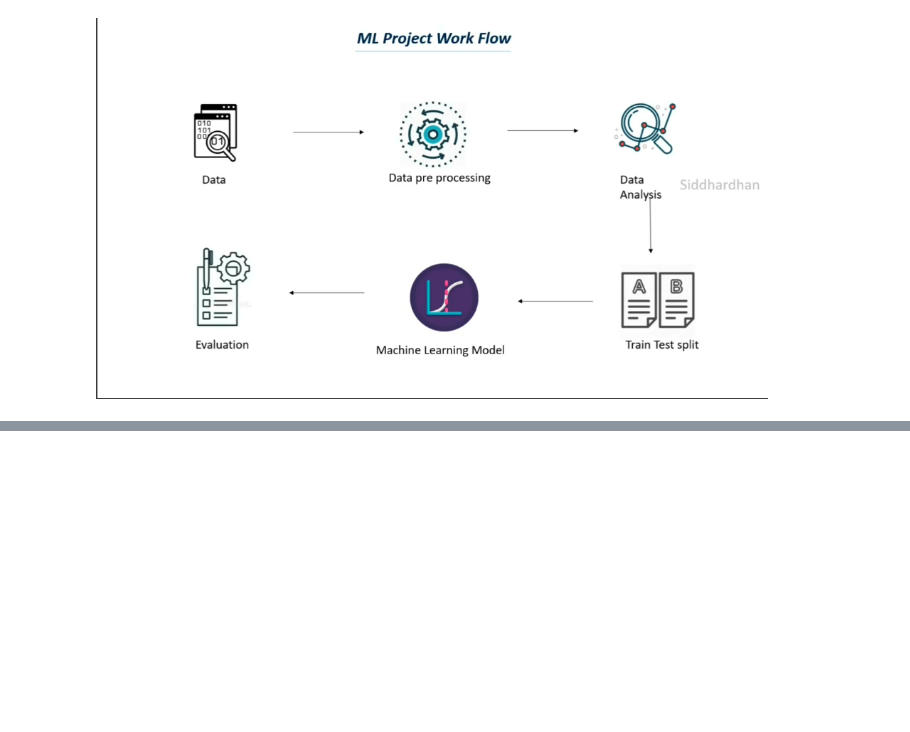
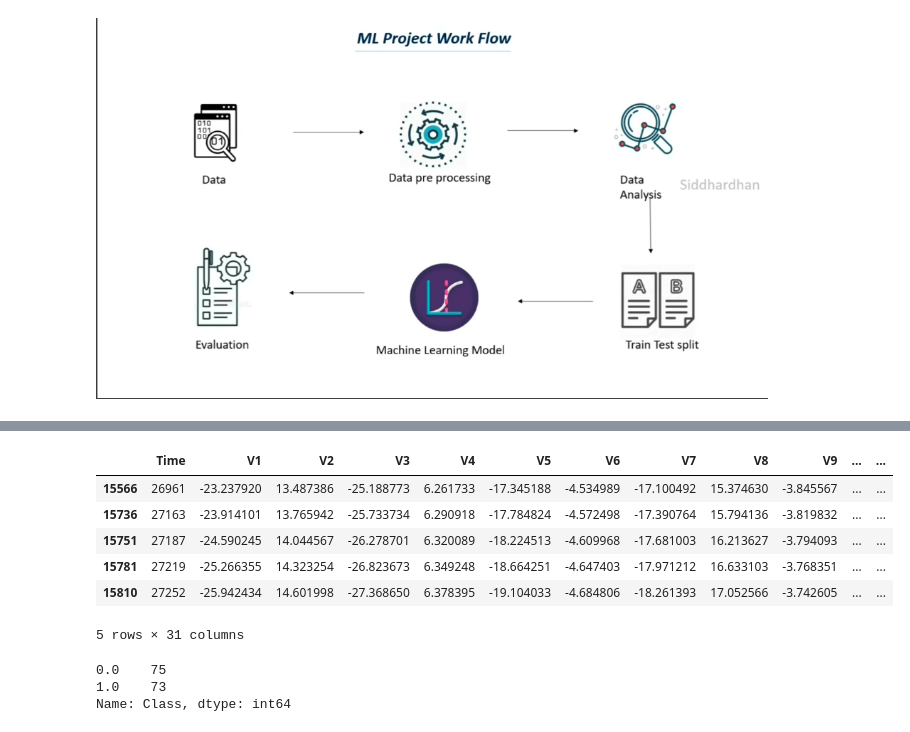
Before and after one commit to KushalranaAI/Machine-learning-, a Jupyter notebook: module_4_data_collection_pre_processing.ipynb, the cells around one changed output, grey strips where cells are left out. Cells and saved outputs as stored; diff of their text form; code cells hidden in the pictures; blank space fills up the shorter version.

```diff
--- a/module_4_data_collection_pre_processing.ipynb
+++ b/module_4_data_collection_pre_processing.ipynb
@@ -438,0 +685,16 @@ Name: target, dtype: int64
+# %%
+new_dataset.tail()
+# %% [output]
+|  | Time | V1 | V2 | V3 | V4 | V5 | V6 | V7 | V8 | V9 | ... | ... |
+| 15566 | 26961 | -23.237920 | 13.487386 | -25.188773 | 6.261733 | -17.345188 | -4.534989 | -17.100492 | 15.374630 | -3.845567 | ... | ... |
+| 15736 | 27163 | -23.914101 | 13.765942 | -25.733734 | 6.290918 | -17.784824 | -4.572498 | -17.390764 | 15.794136 | -3.819832 | ... | ... |
+| 15751 | 27187 | -24.590245 | 14.044567 | -26.278701 | 6.320089 | -18.224513 | -4.609968 | -17.681003 | 16.213627 | -3.794093 | ... | ... |
+| 15781 | 27219 | -25.266355 | 14.323254 | -26.823673 | 6.349248 | -18.664251 | -4.647403 | -17.971212 | 16.633103 | -3.768351 | ... | ... |
+| 15810 | 27252 | -25.942434 | 14.601998 | -27.368650 | 6.378395 | -19.104033 | -4.684806 | -18.261393 | 17.052566 | -3.742605 | ... | ... |
+5 rows × 31 columns
+# %%
+new_dataset['Class'].value_counts()
+# %% [output]
+0.0    75
+1.0    73
+Name: Class, dtype: int64
```
Also changed, not shown: parts of 43 cells of this notebook.
